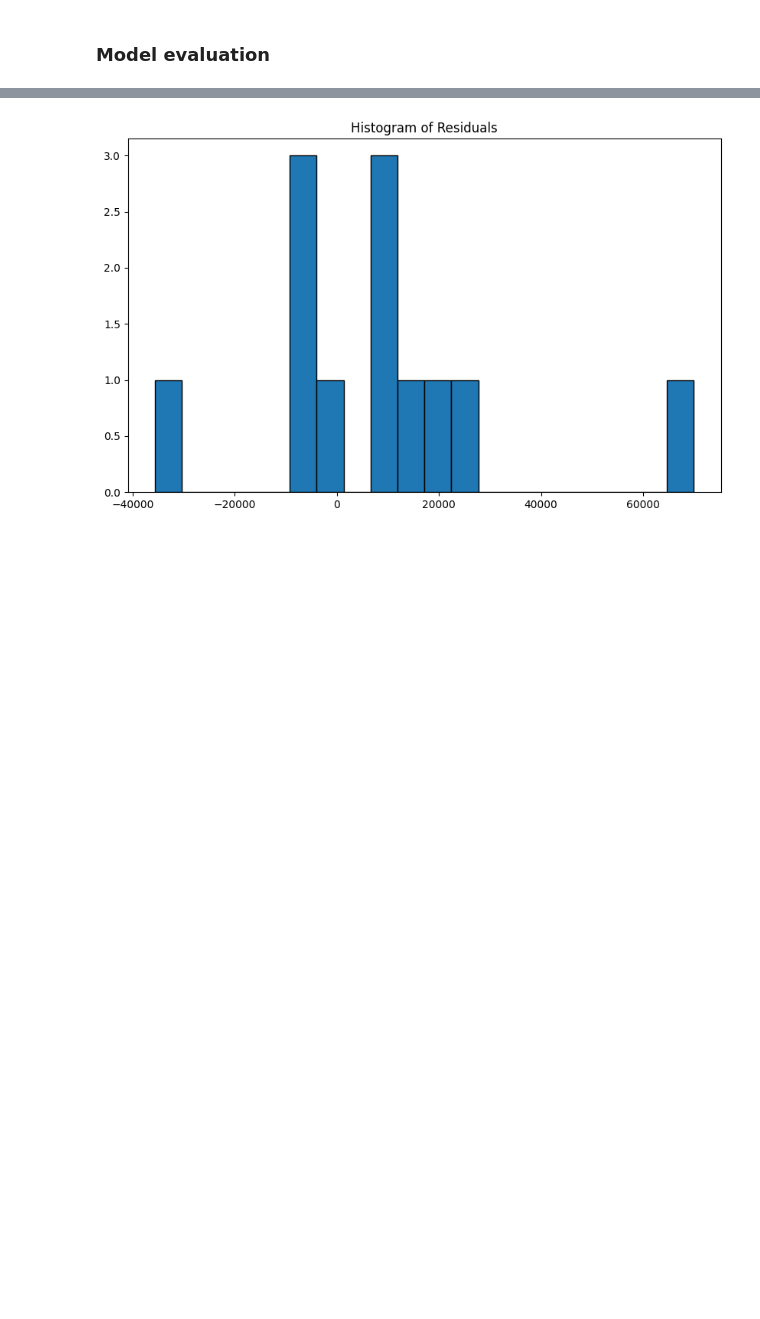
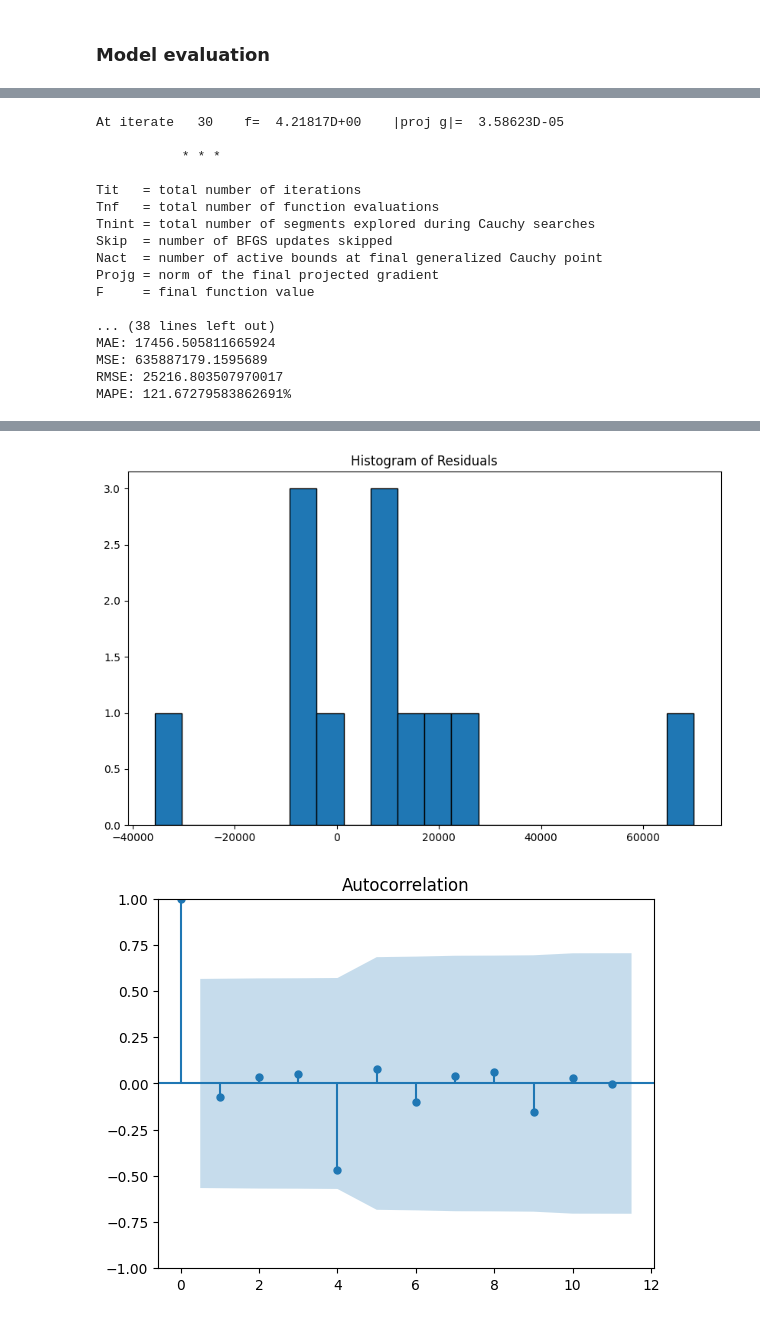
Before and after one commit to yotamdery/Time-series-prediction-, a Jupyter notebook: home_assignment_solution.ipynb, the cells around one changed output, grey strips where cells are left out. Drawn from its saved outputs; the diff is of its cells as text; code cells hidden in the pictures; blank space fills up the shorter version.

Commit message:
Finalized work

```diff
--- a/home_assignment_solution.ipynb
+++ b/home_assignment_solution.ipynb
@@ -398,7 +402,8 @@ plt.hist(residuals, bins=20, edgecolor='k')
 plt.title('Histogram of Residuals')
 plt.show()
 
-# # Plot ACF of residuals
-# sm.graphics.tsa.plot_acf(residuals, lags=40)
-# plt.show()
+# Plot ACF of residuals
+lags = min(40, len(residuals) - 1)
+sm.graphics.tsa.plot_acf(residuals, lags=lags)
+plt.show()
 # %% [output]
@@ -423,2 +431,20 @@ MAPE: 121.67279583862691%
+At iterate   30    f=  4.21817D+00    |proj g|=  3.58623D-05
+
+           * * *
+
+Tit   = total number of iterations
+Tnf   = total number of function evaluations
+Tnint = total number of segments explored during Cauchy searches
+Skip  = number of BFGS updates skipped
+Nact  = number of active bounds at final generalized Cauchy point
+Projg = norm of the final projected gradient
+F     = final function value
+
+... (38 lines left out)
+MAE: 17456.505811665924
+MSE: 635887179.1595689
+RMSE: 25216.803507970017
+MAPE: 121.67279583862691%
 [figure]
 [figure]
+[figure, added]
```
Also changed, not shown: parts of 6 cells of this notebook.
